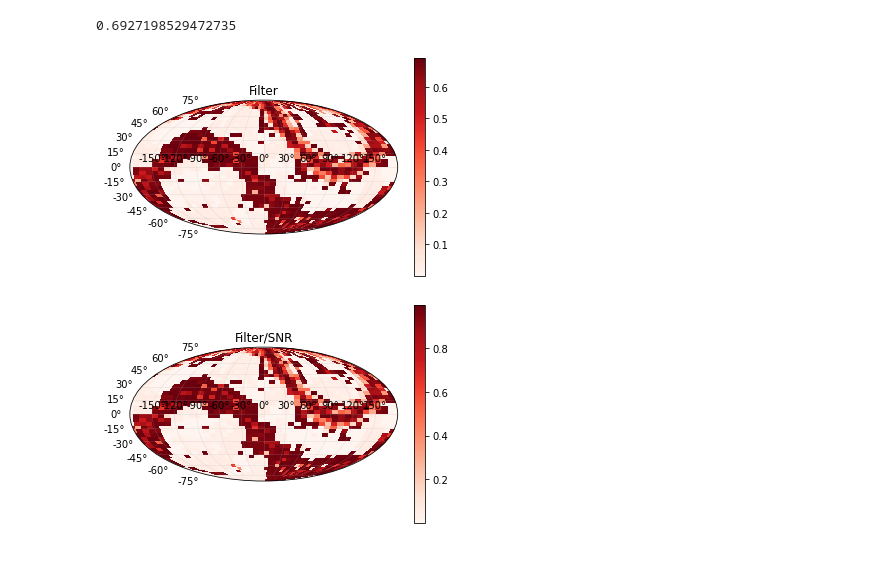
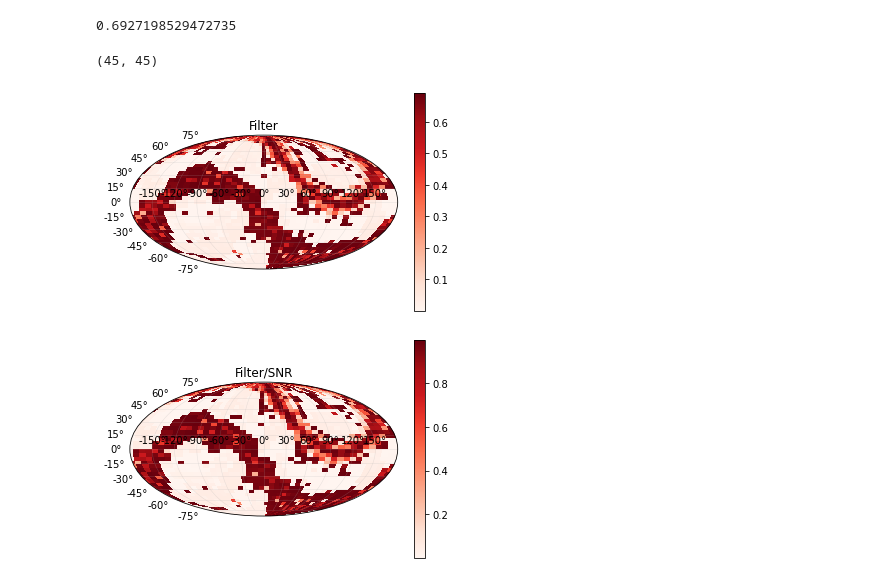
Before and after one commit to charrybdis/gw-detectors_modified, a Jupyter notebook: match.ipynb, the cells around one changed output. Cells and saved outputs as stored; diff of their text form; code cells hidden in the pictures.

```diff
--- a/match.ipynb
+++ b/match.ipynb
@@ -80,7 +80,8 @@ current_dict = {}
 # Calculates optimization over t0, psi, phi0 for a grid of sky locations
 
 npts=20 # resolution for psi, t0
-ranges_slice = ((0, 2*np.pi, 2*np.pi/8), (dt-0.04, dt+0.04, 0.08/4), (0, 2*np.pi, 2*np.pi/8)) #(dt-0.05, dt+0.05, 0.1/2)
+ranges_slice = ((0, 2*np.pi, 2*np.pi/8), (dt-0.04, dt+0.04, 0.08/4), (0, 2*np.pi, 2*np.pi/8))
+#(dt-0.05, dt+0.05, 0.1/2)
 geocent=0
 coord='geographic'
 keys=['hb']
@@ -90,10 +91,11 @@ num=45 # resolution for azims, poles
 azimuths = np.linspace(-np.pi, np.pi, num)
 poles = np.flip(np.linspace(0, np.pi, num))
 
-Azimuths, Poles = np.meshgrid(azimuths[1:], poles[1:], indexing='ij')
+Azimuths, Poles = np.meshgrid(azimuths[1:], poles[1:-1], indexing='ij')
 Azimuths_flat = Azimuths.flatten()
 Poles_flat = Poles.flatten()
-Coords_flat = list(zip(Azimuths_flat, Poles_flat))
+missing_pairs = [(0, 0), (0, np.pi)]
+Coords_flat = list(zip(Azimuths_flat, Poles_flat)) + missing_pairs
 
 optimization_variables = [a, A, c, network, freqs, geocent, data, coord, keys]
 
@@ -103,24 +105,33 @@ if __name__ == '__main__':
                            optimization_variables,
                            workers=64,
                            finish=True)
-
-filter_grid = np.reshape(list_results, (num-1, num-1))
+# %%
+reshaped = np.reshape(list_results[:-2], (num-1, num-2))
+zero_zero = list_results[-2]
+zero_pi = list_results[-1]
+zero_pi_arr = np.full((num-1,), zero_pi)
+zero_zero_arr = np.full((num-1,), zero_zero)
+poles_added = np.column_stack((zero_pi_arr, reshaped, zero_zero_arr))
+pi_x_arr = poles_added[-1,:]
+azimuth_added = np.row_stack((pi_x_arr, poles_added))
+# %% [output]
+(45, 45)
 # %%
 # Plot filter over sky locations
 
-phi_plt = np.linspace(-np.pi, np.pi, num-1)
-theta_plt = np.linspace(-np.pi/2., np.pi/2.,num-1)
+phi_plt = np.linspace(-np.pi, np.pi, num)
+theta_plt = np.linspace(-np.pi/2., np.pi/2.,num)
 Phi, Theta = np.meshgrid(phi_plt, theta_plt, indexing='ij')
 
 fig = plt.figure()
 ax = fig.add_subplot(111, projection='mollweide')
-im = ax.pcolormesh(Phi,Theta, filter_grid, cmap=plt.cm.Reds)
+im = ax.pcolormesh(Phi,Theta, azimuth_added, cmap=plt.cm.Reds)
 plt.colorbar(im)
 plt.title('Filter')
 ax.grid(alpha=0.3, linewidth=0.5)
 plt.show()
 # %% [output]
-[figure, old version]
+[figure, new version]
 # %%
 # Plot filter/true snr over sky
 
```
Also changed, not shown: parts of 3 cells of this notebook, 6 other files.
